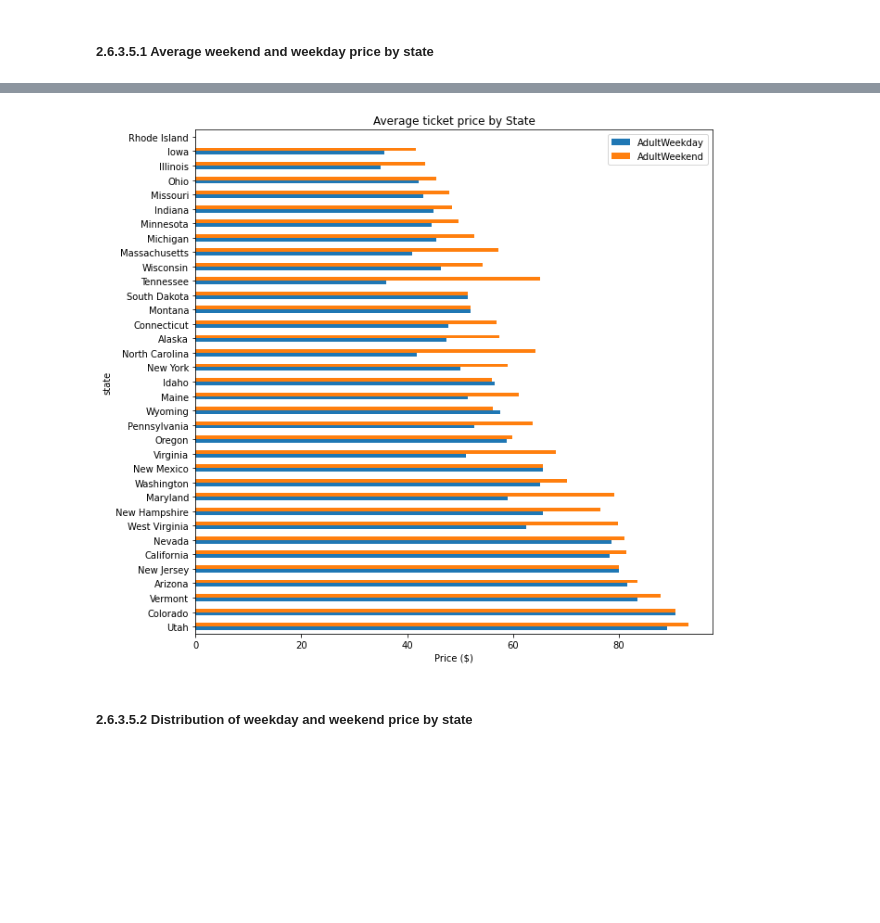
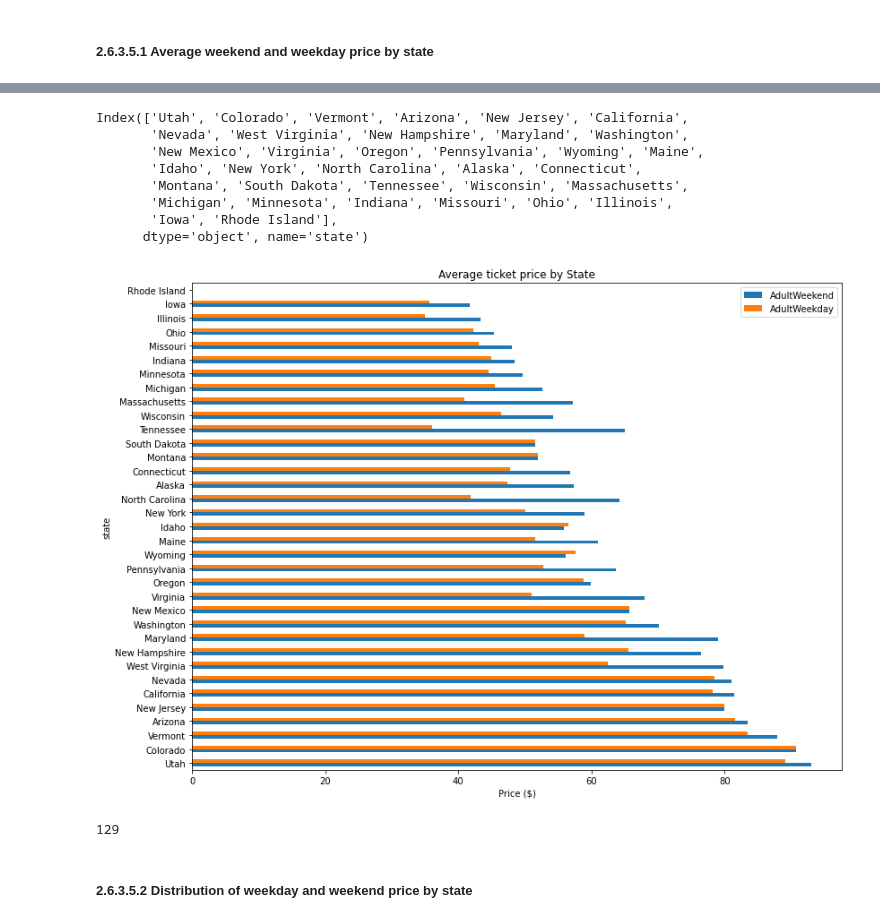
Before and after one commit to zhou8p/SpringBoardMainProjects, a Jupyter notebook: DataScienceGuidedCapstone/Notebooks/02_data_wrangling.ipynb, the cells around one changed output, grey strips where cells are left out. Saved outputs shown, nothing was run; the diff lists cells and outputs as text; code cells hidden in the pictures; blank space fills up the shorter version.

```diff
--- a/DataScienceGuidedCapstone/Notebooks/02_data_wrangling.ipynb
+++ b/DataScienceGuidedCapstone/Notebooks/02_data_wrangling.ipynb
@@ -378,5 +513,5 @@ Our primary focus is our Big Mountain resort, in Montana. Does the state give yo
 #Code task 14#
 # Calculate average weekday and weekend price by state and sort by the average of the two
 # Hint: use the pattern dataframe.groupby(<grouping variable>)[<list of columns>].mean()
-state_price_means = ski_data.___(___)[[___, ___]].mean()
+state_price_means = ski_data.groupby('state')[['AdultWeekend','AdultWeekday']].mean()
 state_price_means.head()
@@ -383,19 +537,36 @@ state_price_means.head()
+# %%
+state_price_means.mean(axis=1).sort_values(ascending=False).index
+# %% [output]
+Index(['Utah', 'Colorado', 'Vermont', 'Arizona', 'New Jersey', 'California',
+       'Nevada', 'West Virginia', 'New Hampshire', 'Maryland', 'Washington',
+       'New Mexico', 'Virginia', 'Oregon', 'Pennsylvania', 'Wyoming', 'Maine',
+       'Idaho', 'New York', 'North Carolina', 'Alaska', 'Connecticut',
+       'Montana', 'South Dakota', 'Tennessee', 'Wisconsin', 'Massachusetts',
+       'Michigan', 'Minnesota', 'Indiana', 'Missouri', 'Ohio', 'Illinois',
+       'Iowa', 'Rhode Island'],
+      dtype='object', name='state')
 # %%
 # The next bit simply reorders the index by increasing average of weekday and weekend prices
 # Compare the index order you get from
 # state_price_means.index
 # with
 # state_price_means.mean(axis=1).sort_values(ascending=False).index
 # See how this expression simply sits within the reindex()
 (state_price_means.reindex(index=state_price_means.mean(axis=1)
     .sort_values(ascending=False)
     .index)
-    .plot(kind='barh', figsize=(10, 10), title='Average ticket price by State'))
+    .plot(kind='barh', figsize=(13, 10), title='Average ticket price by State'))
 plt.xlabel('Price ($)');
 # %% [output]
-[figure, old version]
+[figure, new version]
 # %%
-The figure above represents a dataframe with two columns, one for the average prices of each kind of ticket. This tells you how the average ticket price varies from state to state. But can you get more insight into the difference in the distributions between states?
+#The figure above represents a dataframe with two columns, one for the average prices of each kind of ticket. This tells you how the average ticket price varies from state to state.
+#But can you get more insight into the difference in the distributions between states?
+
+ski_data[ski_data.AdultWeekend == ski_data.AdultWeekday].Name.count()
+#Montana is one of 5 states that has save ticket price between weekend and weekday
+# %% [output]
+129
 # %% [markdown]
 ##### 2.6.3.5.2 Distribution of weekday and weekend price by state<a id='2.6.3.5.2_Distribution_of_weekday_and_weekend_price_by_state'></a>
 # %% [markdown]
```
Also changed, not shown: parts of 61 cells of this notebook.
